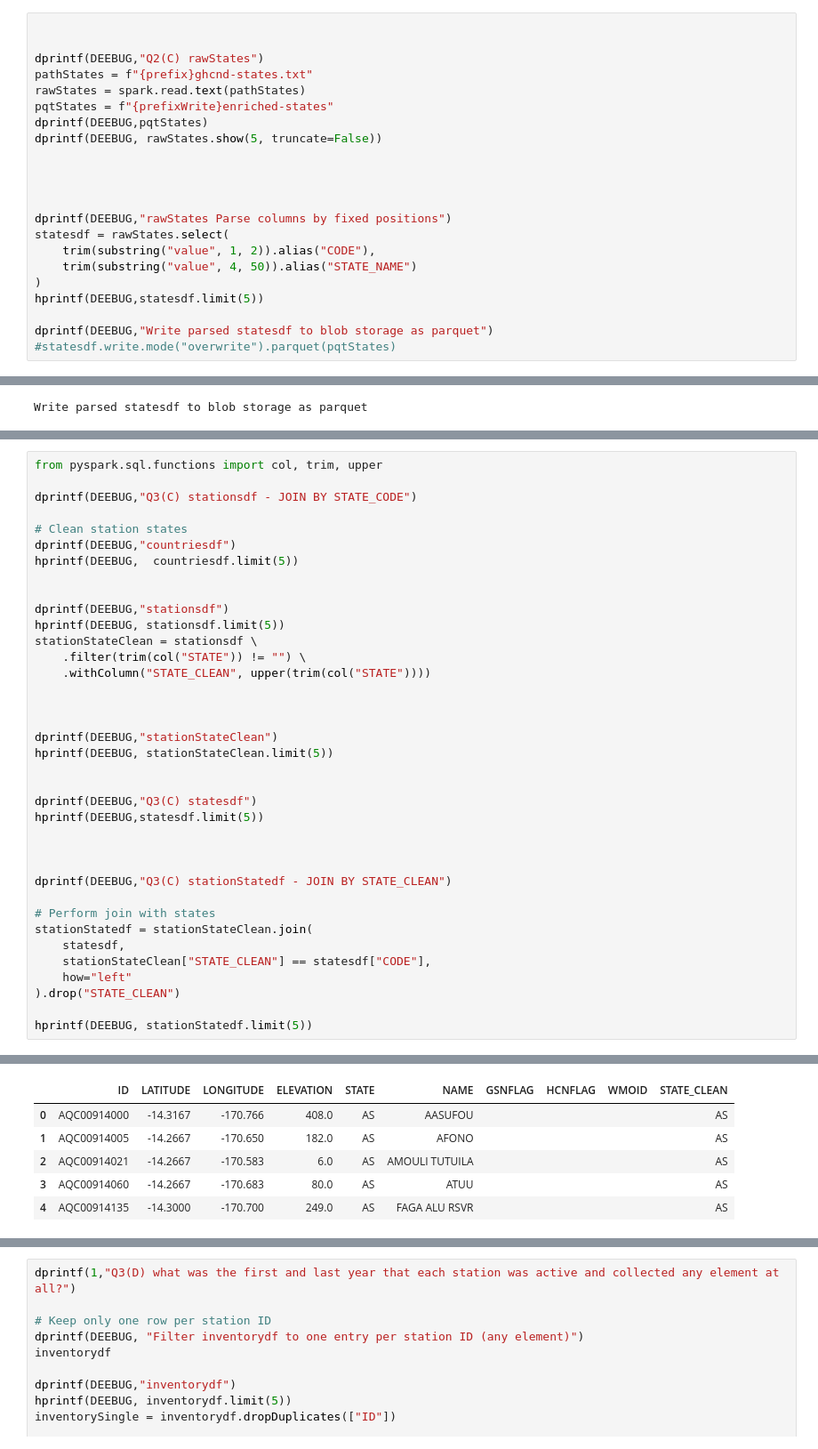
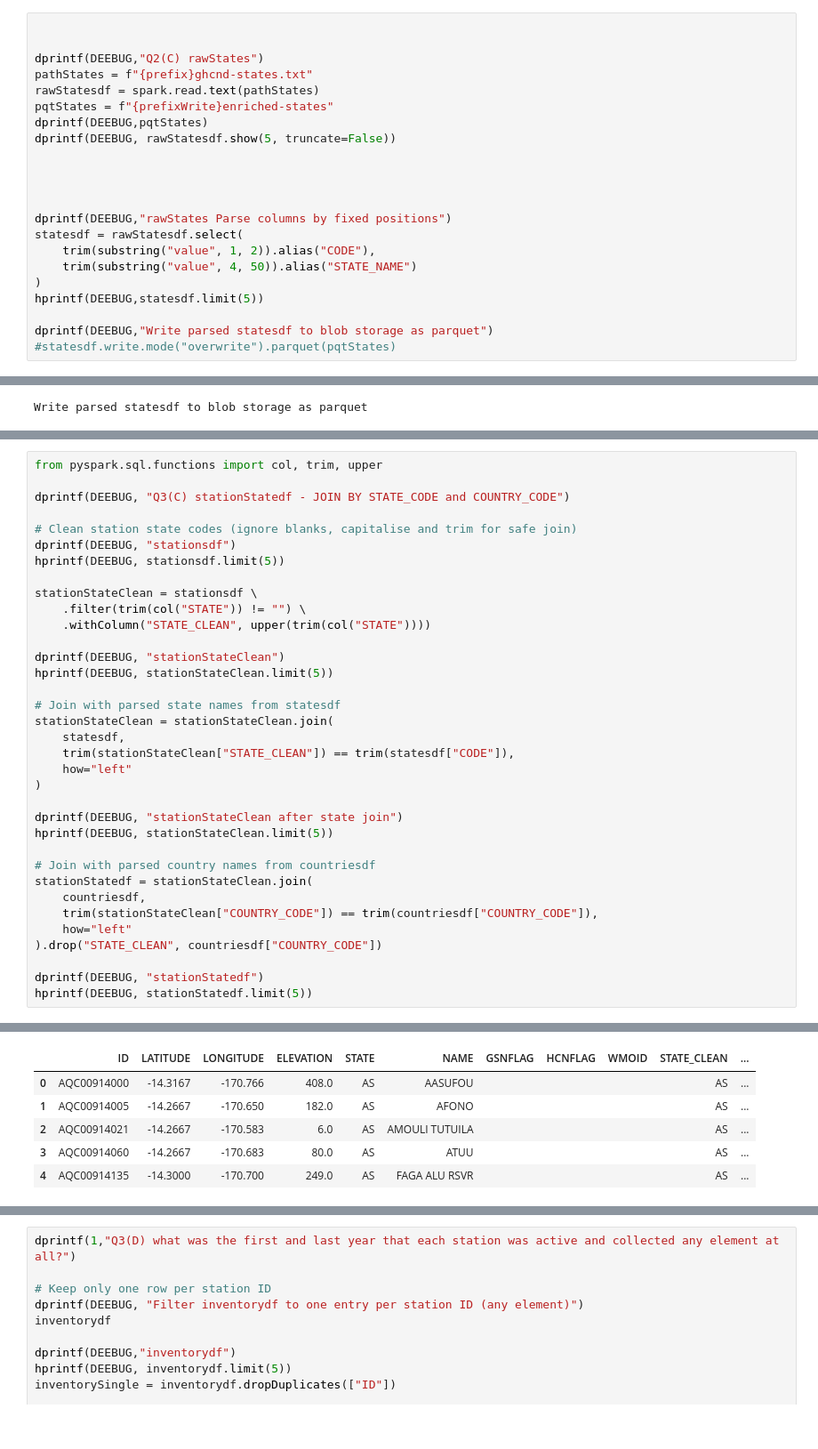
Before and after one commit to david-ewing-nz/ghcn-spark-analysis, a Jupyter notebook: notebooks/01_ghcn_processing.ipynb, the cells around one changed output, grey strips where cells are left out. Shown at 89% size. Drawn from its saved outputs; the diff is of its cells as text.

```diff
--- a/notebooks/01_ghcn_processing.ipynb
+++ b/notebooks/01_ghcn_processing.ipynb
@@ -435,16 +432,16 @@ Write parsed inventorydf to blob storage as parquet
 
 dprintf(DEEBUG,"Q2(C) rawStates")
 pathStates = f"{prefix}ghcnd-states.txt"
-rawStates = spark.read.text(pathStates)
+rawStatesdf = spark.read.text(pathStates)
 pqtStates = f"{prefixWrite}enriched-states"
 dprintf(DEEBUG,pqtStates)
-dprintf(DEEBUG, rawStates.show(5, truncate=False))
+dprintf(DEEBUG, rawStatesdf.show(5, truncate=False))
 
 
 
 
 dprintf(DEEBUG,"rawStates Parse columns by fixed positions")
-statesdf = rawStates.select(
+statesdf = rawStatesdf.select(
     trim(substring("value", 1, 2)).alias("CODE"),
     trim(substring("value", 4, 50)).alias("STATE_NAME")
 )
@@ -527,38 +532,36 @@ Q3(B) stationsdf - JOIN BY COUNTRY_CODE
 # %%
 from pyspark.sql.functions import col, trim, upper
 
-dprintf(DEEBUG,"Q3(C) stationsdf - JOIN BY STATE_CODE")
+dprintf(DEEBUG, "Q3(C) stationStatedf - JOIN BY STATE_CODE and COUNTRY_CODE")
 
-# Clean station states
-dprintf(DEEBUG,"countriesdf")
-hprintf(DEEBUG,  countriesdf.limit(5))
+# Clean station state codes (ignore blanks, capitalise and trim for safe join)
+dprintf(DEEBUG, "stationsdf")
+hprintf(DEEBUG, stationsdf.limit(5))
 
-
-dprintf(DEEBUG,"stationsdf")
-hprintf(DEEBUG, stationsdf.limit(5))
 stationStateClean = stationsdf \
     .filter(trim(col("STATE")) != "") \
     .withColumn("STATE_CLEAN", upper(trim(col("STATE"))))
 
-
-
-dprintf(DEEBUG,"stationStateClean")
+dprintf(DEEBUG, "stationStateClean")
 hprintf(DEEBUG, stationStateClean.limit(5))
 
+# Join with parsed state names from statesdf
+stationStateClean = stationStateClean.join(
+    statesdf,
+    trim(stationStateClean["STATE_CLEAN"]) == trim(statesdf["CODE"]),
+    how="left"
+)
 
-dprintf(DEEBUG,"Q3(C) statesdf")
-hprintf(DEEBUG,statesdf.limit(5))
+dprintf(DEEBUG, "stationStateClean after state join")
+hprintf(DEEBUG, stationStateClean.limit(5))
 
+# Join with parsed country names from countriesdf
+stationStatedf = stationStateClean.join(
+    countriesdf,
+    trim(stationStateClean["COUNTRY_CODE"]) == trim(countriesdf["COUNTRY_CODE"]),
+    how="left"
+).drop("STATE_CLEAN", countriesdf["COUNTRY_CODE"])
 
-
-dprintf(DEEBUG,"Q3(C) stationStatedf - JOIN BY STATE_CLEAN")
-
-# Perform join with states
-stationStatedf = stationStateClean.join(
-    statesdf,
-    stationStateClean["STATE_CLEAN"] == statesdf["CODE"],
-    how="left"
-).drop("STATE_CLEAN")
-
+dprintf(DEEBUG, "stationStatedf")
 hprintf(DEEBUG, stationStatedf.limit(5))
 # %% [output]
@@ -581,6 +584,6 @@ stationStateClean
-|  | ID | LATITUDE | LONGITUDE | ELEVATION | STATE | NAME | GSNFLAG | HCNFLAG | WMOID | STATE_CLEAN |
-| 0 | AQC00914000 | -14.3167 | -170.766 | 408.0 | AS | AASUFOU |  |  |  | AS |
-| 1 | AQC00914005 | -14.2667 | -170.650 | 182.0 | AS | AFONO |  |  |  | AS |
-| 2 | AQC00914021 | -14.2667 | -170.583 | 6.0 | AS | AMOULI TUTUILA |  |  |  | AS |
-| 3 | AQC00914060 | -14.2667 | -170.683 | 80.0 | AS | ATUU |  |  |  | AS |
-| 4 | AQC00914135 | -14.3000 | -170.700 | 249.0 | AS | FAGA ALU RSVR |  |  |  | AS |
+|  | ID | LATITUDE | LONGITUDE | ELEVATION | STATE | NAME | GSNFLAG | HCNFLAG | WMOID | STATE_CLEAN | ... |
+| 0 | AQC00914000 | -14.3167 | -170.766 | 408.0 | AS | AASUFOU |  |  |  | AS | ... |
+| 1 | AQC00914005 | -14.2667 | -170.650 | 182.0 | AS | AFONO |  |  |  | AS | ... |
+| 2 | AQC00914021 | -14.2667 | -170.583 | 6.0 | AS | AMOULI TUTUILA |  |  |  | AS | ... |
+| 3 | AQC00914060 | -14.2667 | -170.683 | 80.0 | AS | ATUU |  |  |  | AS | ... |
+| 4 | AQC00914135 | -14.3000 | -170.700 | 249.0 | AS | FAGA ALU RSVR |  |  |  | AS | ... |
```
Also changed, not shown: parts of 25 cells of this notebook, 3 other files.
